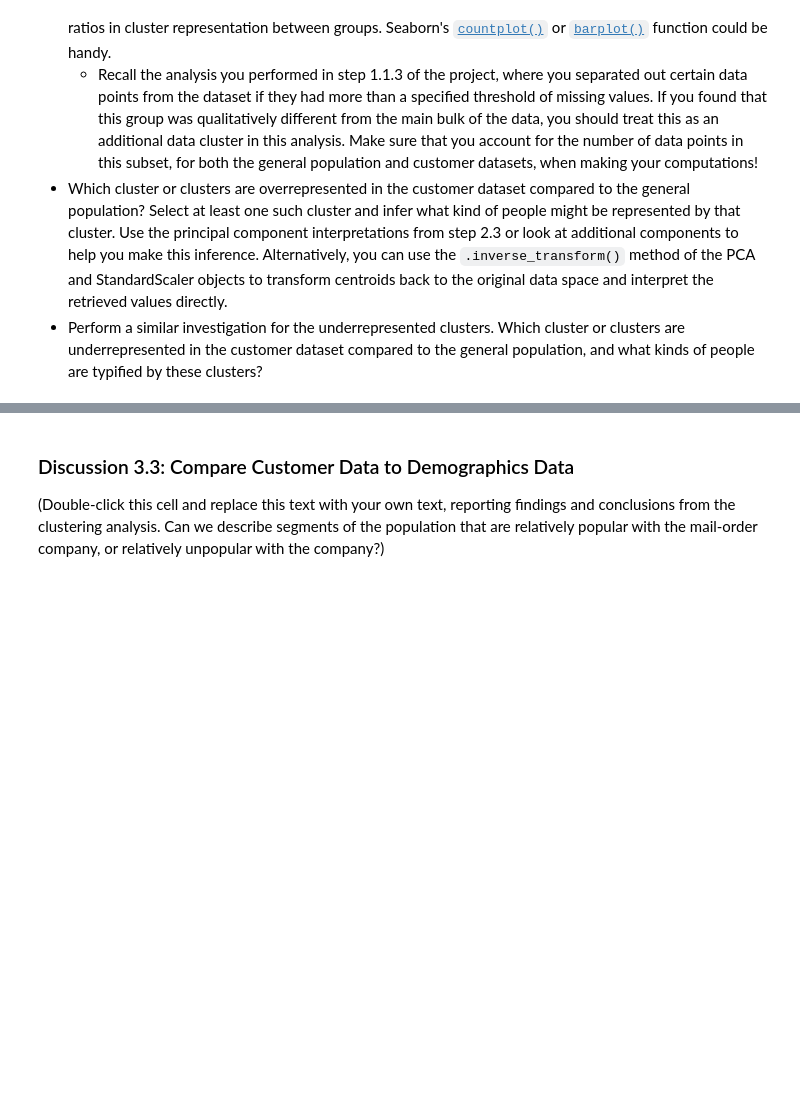
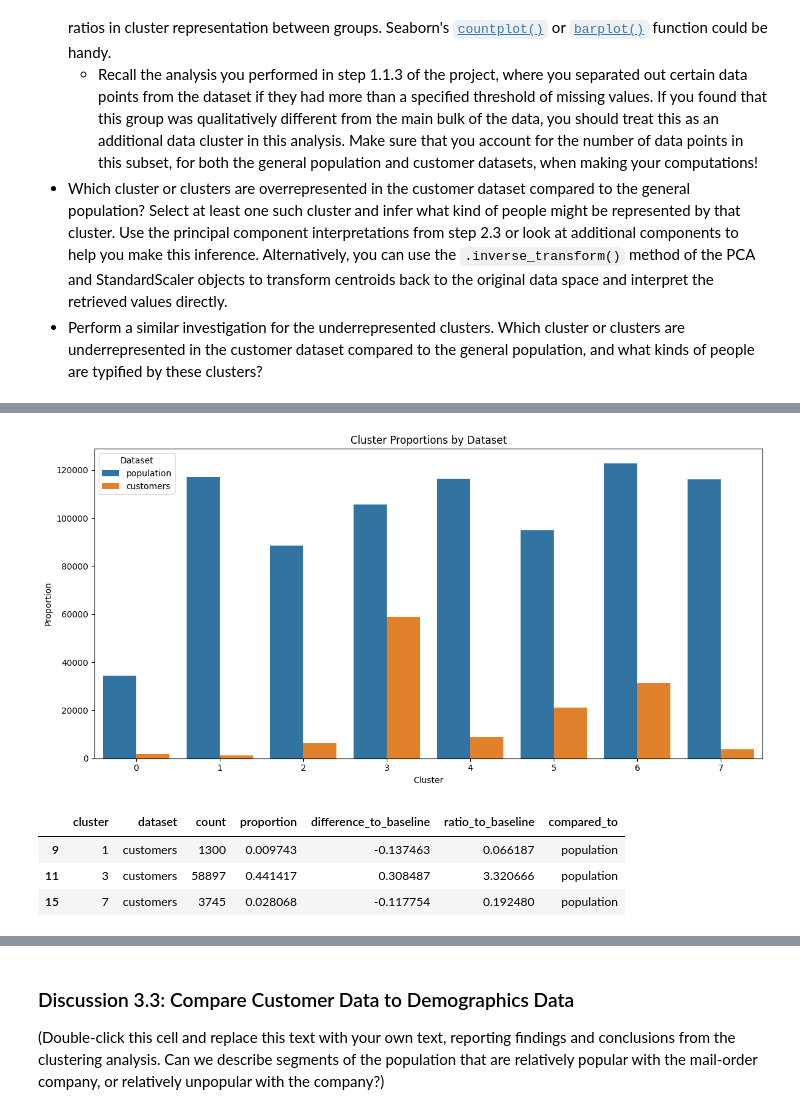
Before and after one commit to Caprikey/WGU_D499_P2_DCook, a Jupyter notebook: notebooks/Identify_Customer_Segments_dcook.ipynb, the cells around one changed output, grey strips where cells are left out. Saved outputs shown, nothing was run; the diff lists cells and outputs as text; code cells hidden in the pictures; blank space fills up the shorter version.

```diff
--- a/notebooks/Identify_Customer_Segments_dcook.ipynb
+++ b/notebooks/Identify_Customer_Segments_dcook.ipynb
@@ -1794,0 +2664,17 @@ cluster
+# %%
+from WGU_D499_P2_DCook.plots import plot_cluster_counts
+
+plot_cluster_counts(cluster_comparision_dataframe)
+# %% [output]
+[figure, added]
+# %%
+from WGU_D499_P2_DCook.clustering import filter_clusters_by_threshold, filter_clusters_by_threshold_v2
+
+threshold_cluster_comparision_difference = filter_clusters_by_threshold_v2(cluster_comparision_dataframe, method='Difference', threshold=0.1)
+
+threshold_cluster_comparision_difference
+# %% [output]
+|  | cluster | dataset | count | proportion | difference_to_baseline | ratio_to_baseline | compared_to |
+| 9 | 1 | customers | 1300 | 0.009743 | -0.137463 | 0.066187 | population |
+| 11 | 3 | customers | 58897 | 0.441417 | 0.308487 | 3.320666 | population |
+| 15 | 7 | customers | 3745 | 0.028068 | -0.117754 | 0.192480 | population |
```
Also changed, not shown: parts of 92 cells of this notebook, 27 other files.
